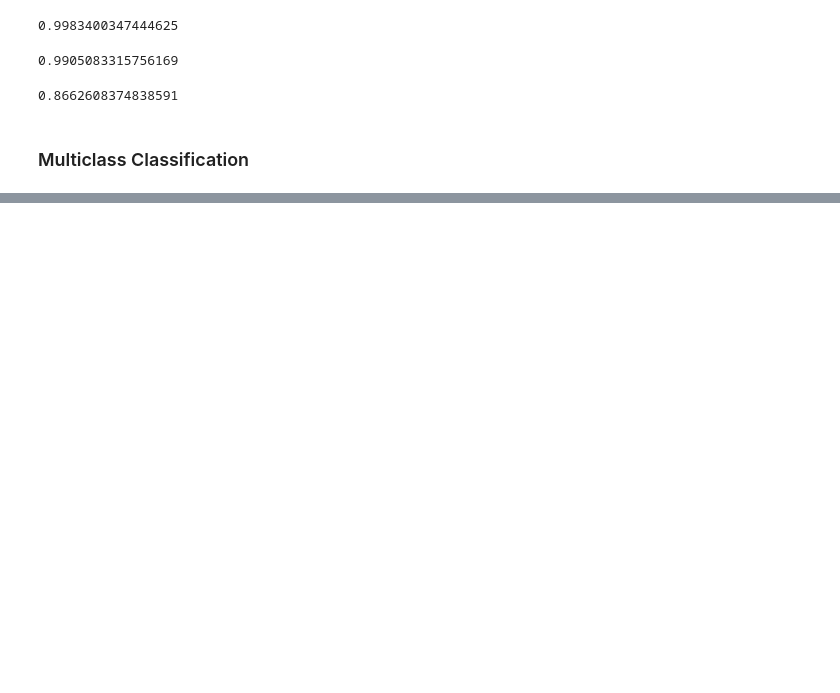
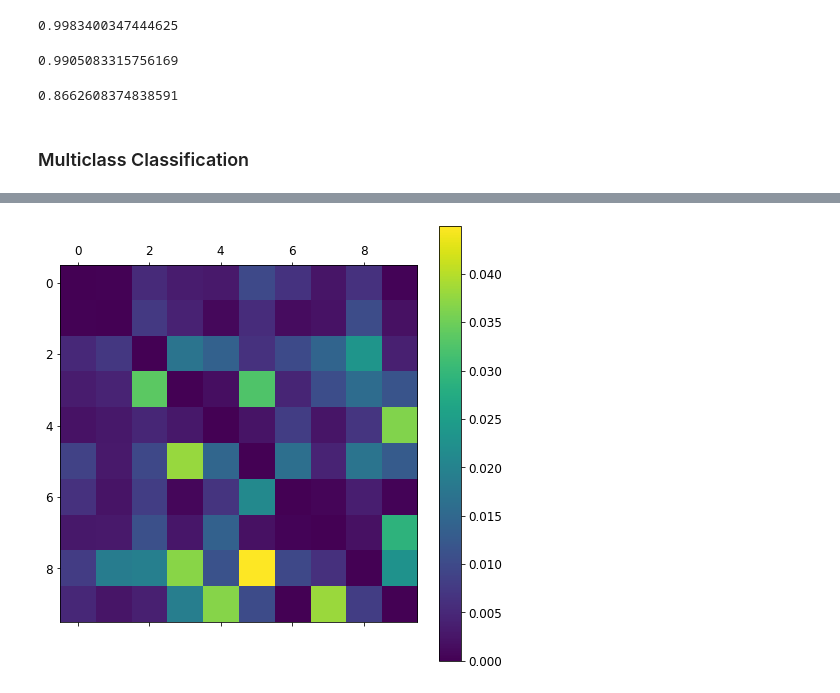
Before and after one commit to mozzherina/practicalDL, a Jupyter notebook: Metrics.ipynb, the cells around one changed output, grey strips where cells are left out. Saved outputs shown, nothing was run; the diff lists cells and outputs as text; code cells hidden in the pictures; blank space fills up the shorter version.

```diff
--- a/Measures.ipynb
+++ b/Metrics.ipynb
@@ -274,0 +362,10 @@ recall_score(y_train_5, y_train_pred_forest)
+# %%
+def my_plot_confusion_matrix(matrix):
+    fig = plt.figure(figsize=(8,8))
+    ax = fig.add_subplot(111)
+    cax = ax.matshow(matrix)
+    fig.colorbar(cax)
+# %%
+my_plot_confusion_matrix(norm_conf_mx)
+# %% [output]
+[figure, added]
```
Also changed, not shown: parts of 30 cells of this notebook.
